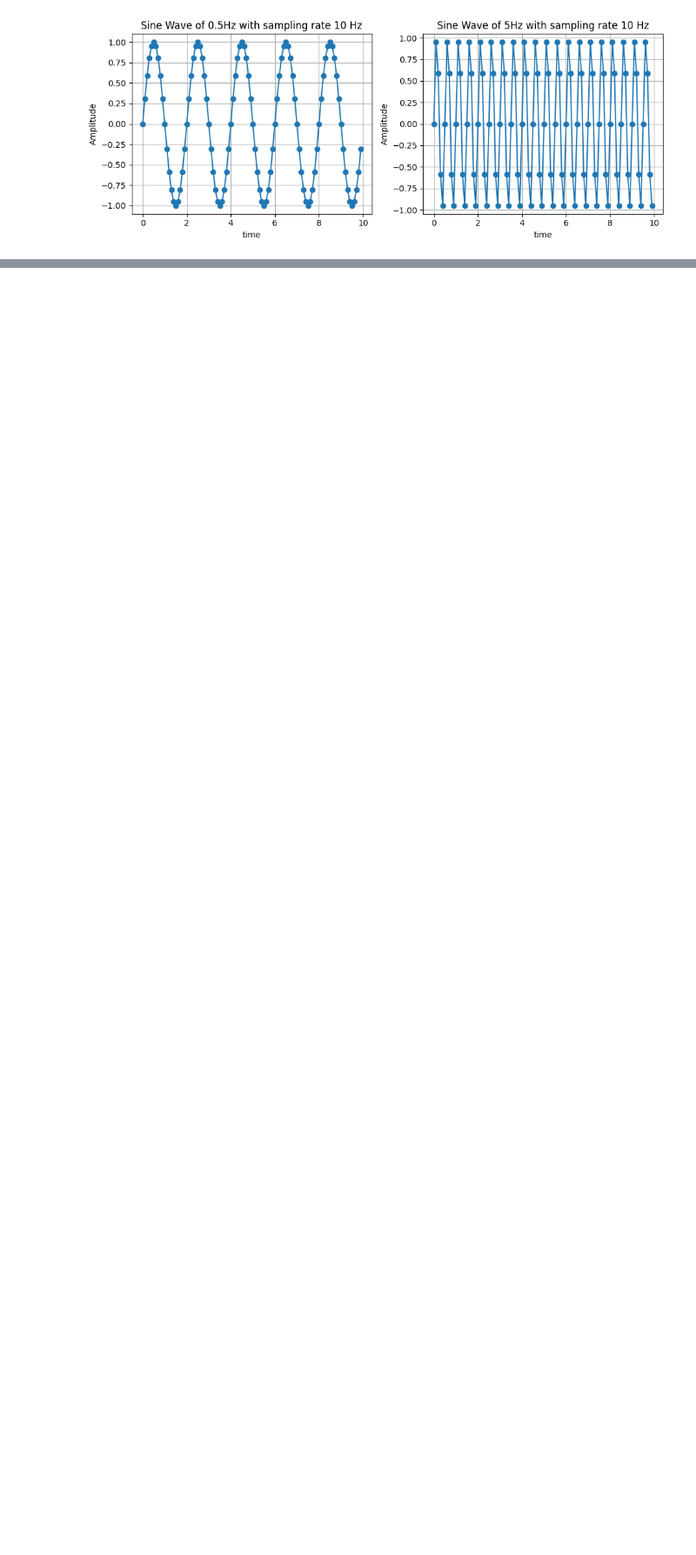
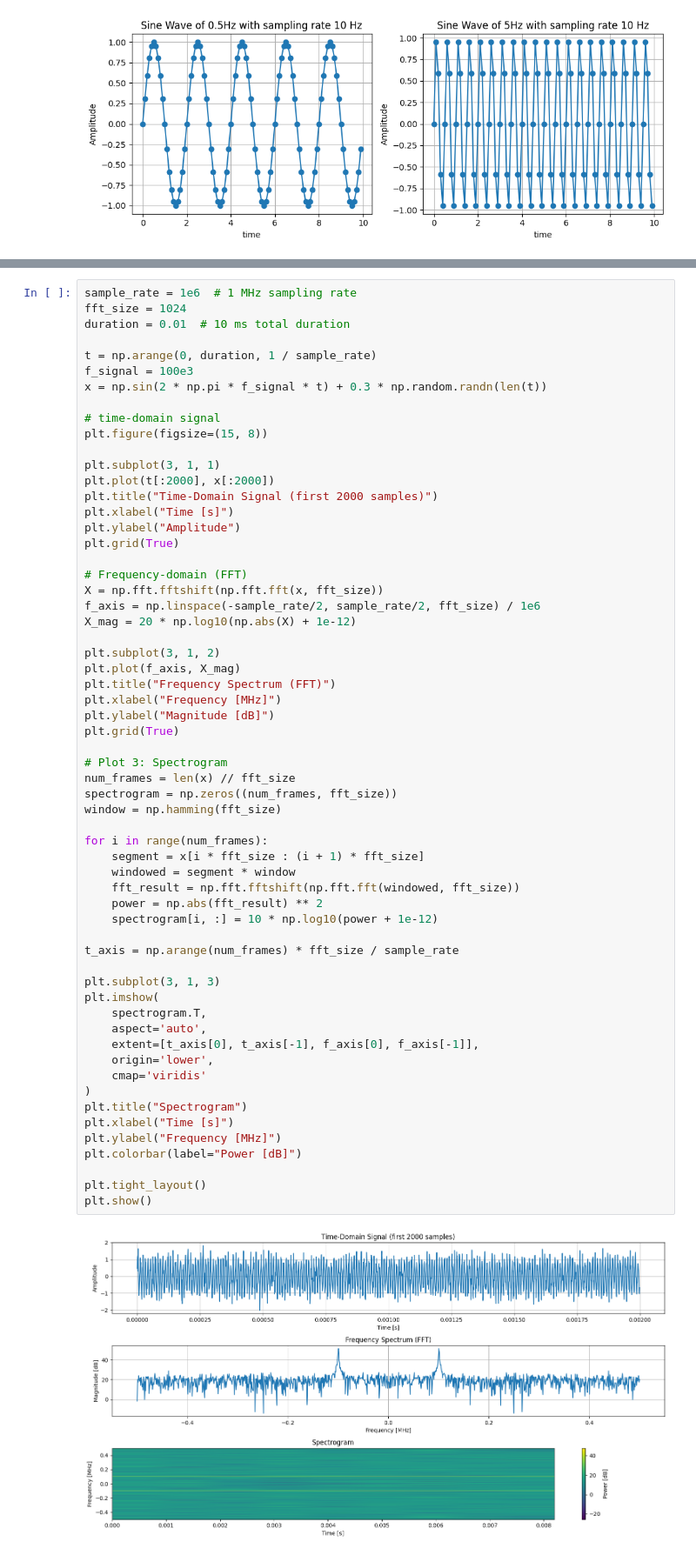
Before and after one commit to thebikashpokhrel/DSP-Notebook, a Jupyter notebook: 01_basic_operations.ipynb, the cells around one changed output, grey strips where cells are left out. Shown: that part at 87% size. Cells and saved outputs as stored; diff of their text form; blank space fills up the shorter version.

```diff
--- a/01_basic_operations.ipynb
+++ b/01_basic_operations.ipynb
@@ -61,0 +67,62 @@ plt.show()
+# %%
+sample_rate = 1e6  # 1 MHz sampling rate
+fft_size = 1024
+duration = 0.01  # 10 ms total duration
+
+t = np.arange(0, duration, 1 / sample_rate)
+f_signal = 100e3
+x = np.sin(2 * np.pi * f_signal * t) + 0.3 * np.random.randn(len(t))
+
+# time-domain signal
+plt.figure(figsize=(15, 8))
+
+plt.subplot(3, 1, 1)
+plt.plot(t[:2000], x[:2000])
+plt.title("Time-Domain Signal (first 2000 samples)")
+plt.xlabel("Time [s]")
+plt.ylabel("Amplitude")
+plt.grid(True)
+
+# Frequency-domain (FFT)
+X = np.fft.fftshift(np.fft.fft(x, fft_size))
+f_axis = np.linspace(-sample_rate/2, sample_rate/2, fft_size) / 1e6
+X_mag = 20 * np.log10(np.abs(X) + 1e-12)
+
+plt.subplot(3, 1, 2)
+plt.plot(f_axis, X_mag)
+plt.title("Frequency Spectrum (FFT)")
+plt.xlabel("Frequency [MHz]")
+plt.ylabel("Magnitude [dB]")
+plt.grid(True)
+
+# Plot 3: Spectrogram
+num_frames = len(x) // fft_size
+spectrogram = np.zeros((num_frames, fft_size))
+window = np.hamming(fft_size)
+
+for i in range(num_frames):
+    segment = x[i * fft_size : (i + 1) * fft_size]
+    windowed = segment * window
+    fft_result = np.fft.fftshift(np.fft.fft(windowed, fft_size))
+    power = np.abs(fft_result) ** 2
+    spectrogram[i, :] = 10 * np.log10(power + 1e-12)
+
+t_axis = np.arange(num_frames) * fft_size / sample_rate
+
+plt.subplot(3, 1, 3)
+plt.imshow(
+    spectrogram.T,
+    aspect='auto',
+    extent=[t_axis[0], t_axis[-1], f_axis[0], f_axis[-1]],
+    origin='lower',
+    cmap='viridis'
+)
+plt.title("Spectrogram")
+plt.xlabel("Time [s]")
+plt.ylabel("Frequency [MHz]")
+plt.colorbar(label="Power [dB]")
+
+plt.tight_layout()
+plt.show()
+# %% [output]
+[figure, added]
```
Also changed, not shown: parts of 2 cells of this notebook.
